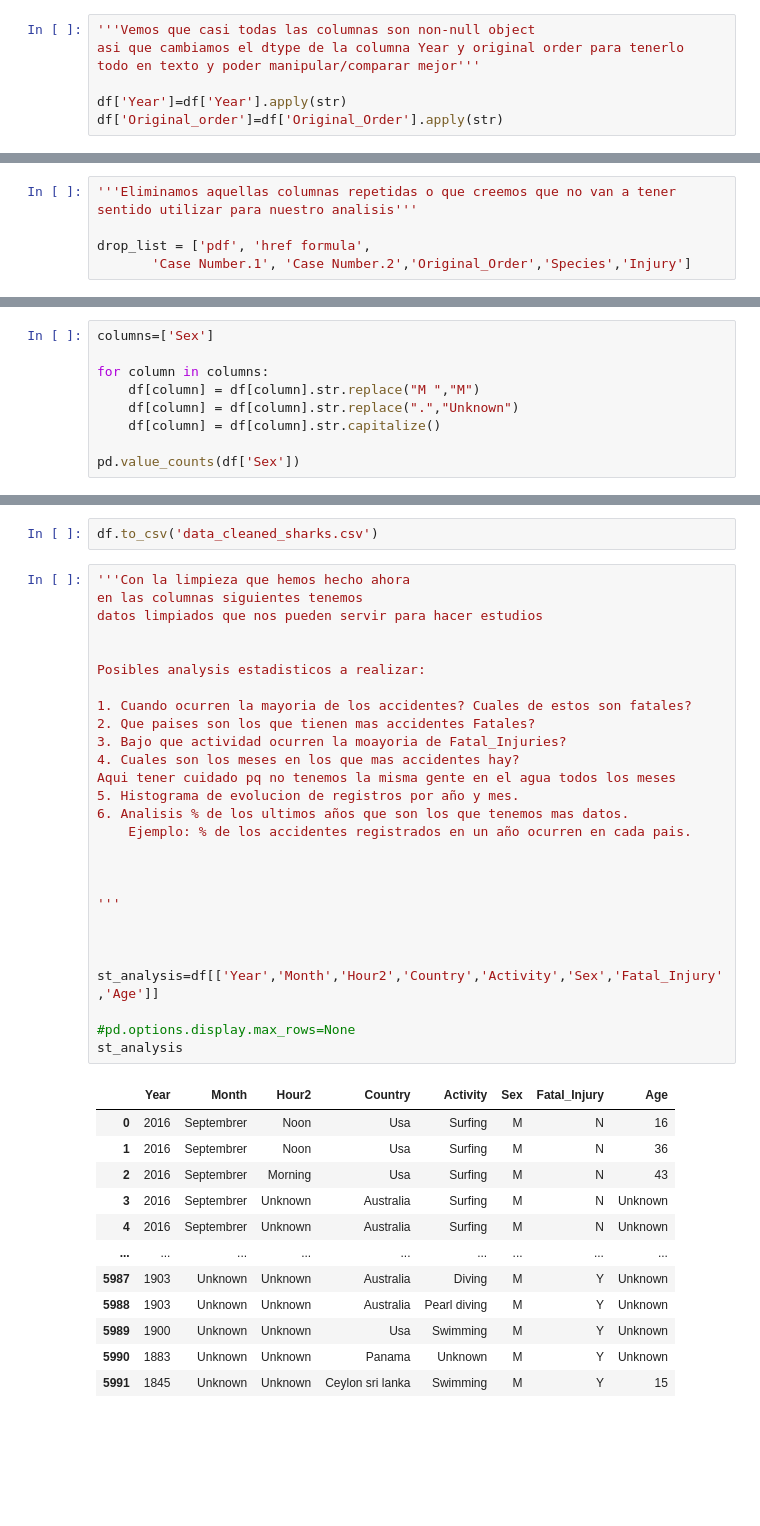
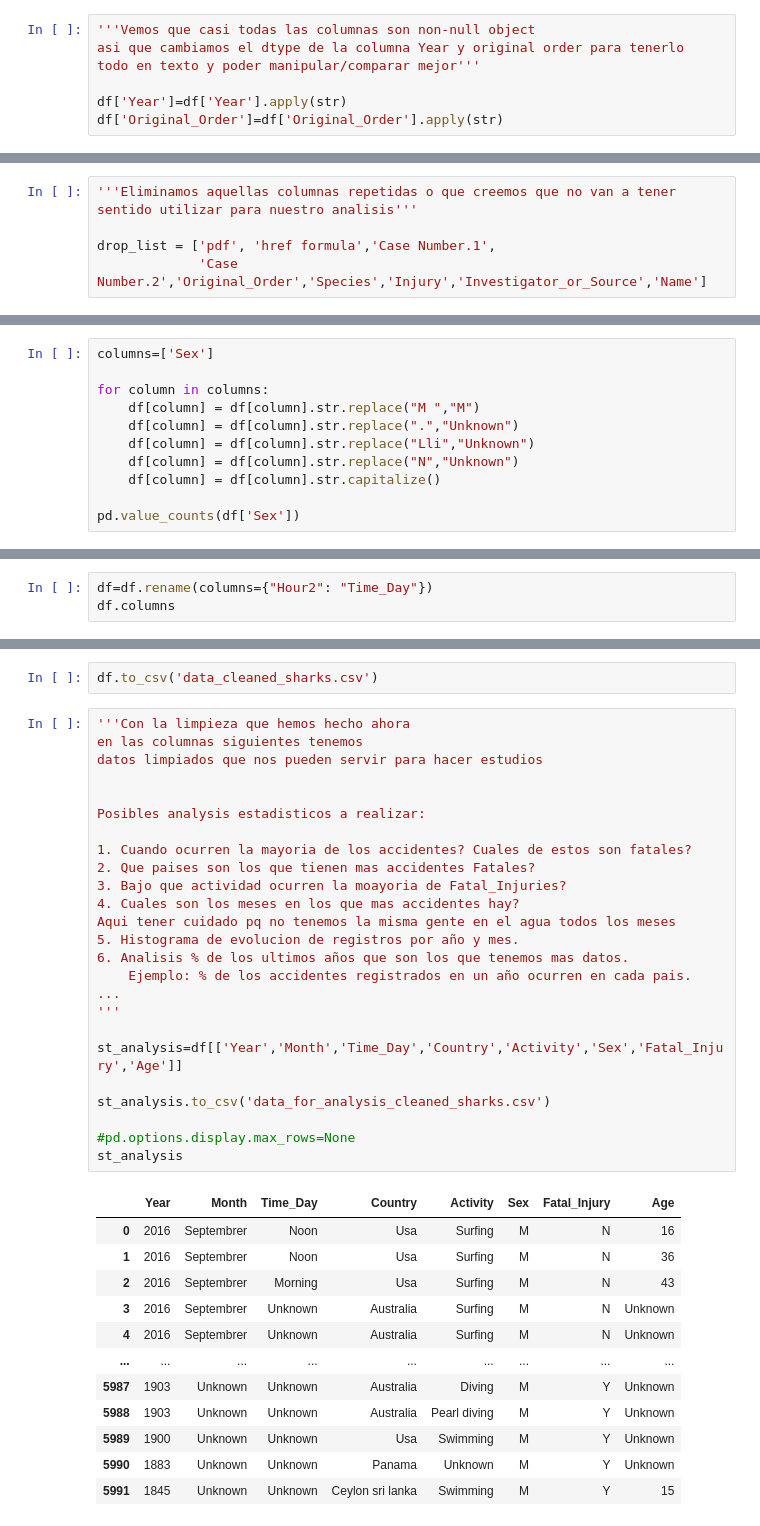
Before and after one commit to ta-datapt-bcn/project-pandas, a Jupyter notebook: project.ipynb, the cells around one changed output, grey strips where cells are left out. Saved outputs shown, nothing was run; the diff lists cells and outputs as text; blank space fills up the shorter version.

```diff
--- a/project.ipynb
+++ b/project.ipynb
@@ -88,7 +96,7 @@ asi que cambiamos el dtype de la columna Year y original order para tenerlo
 todo en texto y poder manipular/comparar mejor'''
 
 df['Year']=df['Year'].apply(str)
-df['Original_order']=df['Original_Order'].apply(str)
+df['Original_Order']=df['Original_Order'].apply(str)
 # %%
 '''Mirar columnas Species y Injury,
 ya que parecen dos columnas de campo abierto con lo que dificilmente seran utiles'''
@@ -107,8 +117,8 @@ df['href formula'][0]
 # %%
 '''Eliminamos aquellas columnas repetidas o que creemos que no van a tener sentido utilizar para nuestro analisis'''
 
-drop_list = ['pdf', 'href formula',
-       'Case Number.1', 'Case Number.2','Original_Order','Species','Injury']
+drop_list = ['pdf', 'href formula','Case Number.1',
+             'Case Number.2','Original_Order','Species','Injury','Investigator_or_Source','Name']
 # %%
 df=df.drop(drop_list,axis=1)
 # %%
@@ -179,6 +194,8 @@ columns=['Sex']
 for column in columns:
     df[column] = df[column].str.replace("M ","M")
     df[column] = df[column].str.replace(".","Unknown")
+    df[column] = df[column].str.replace("Lli","Unknown")
+    df[column] = df[column].str.replace("N","Unknown")
     df[column] = df[column].str.capitalize()
 
 pd.value_counts(df['Sex'])
@@ -383,0 +394,3 @@ Name: Age, Length: 81, dtype: int64
+# %%
+df=df.rename(columns={"Hour2": "Time_Day"})
+df.columns
@@ -442,32 +470,30 @@ df.to_csv('data_cleaned_sharks.csv')
 # %%
 '''Con la limpieza que hemos hecho ahora
 en las columnas siguientes tenemos
 datos limpiados que nos pueden servir para hacer estudios
 
 
 Posibles analysis estadisticos a realizar:
 
 1. Cuando ocurren la mayoria de los accidentes? Cuales de estos son fatales?
 2. Que paises son los que tienen mas accidentes Fatales?
 3. Bajo que actividad ocurren la moayoria de Fatal_Injuries?
 4. Cuales son los meses en los que mas accidentes hay?
 Aqui tener cuidado pq no tenemos la misma gente en el agua todos los meses
 5. Histograma de evolucion de registros por año y mes.
 6. Analisis % de los ultimos años que son los que tenemos mas datos.
     Ejemplo: % de los accidentes registrados en un año ocurren en cada pais.
-
-
-
+...
 '''
 
+st_analysis=df[['Year','Month','Time_Day','Country','Activity','Sex','Fatal_Injury','Age']]
 
-
-st_analysis=df[['Year','Month','Hour2','Country','Activity','Sex','Fatal_Injury','Age']]
+st_analysis.to_csv('data_for_analysis_cleaned_sharks.csv')
 
 #pd.options.display.max_rows=None
 st_analysis
 # %% [output]
-|  | Year | Month | Hour2 | Country | Activity | Sex | Fatal_Injury | Age |
+|  | Year | Month | Time_Day | Country | Activity | Sex | Fatal_Injury | Age |
 | 0 | 2016 | Septembrer | Noon | Usa | Surfing | M | N | 16 |
 | 1 | 2016 | Septembrer | Noon | Usa | Surfing | M | N | 36 |
 | 2 | 2016 | Septembrer | Morning | Usa | Surfing | M | N | 43 |
```
Also changed, not shown: parts of 34 cells of this notebook, 2 other files.
